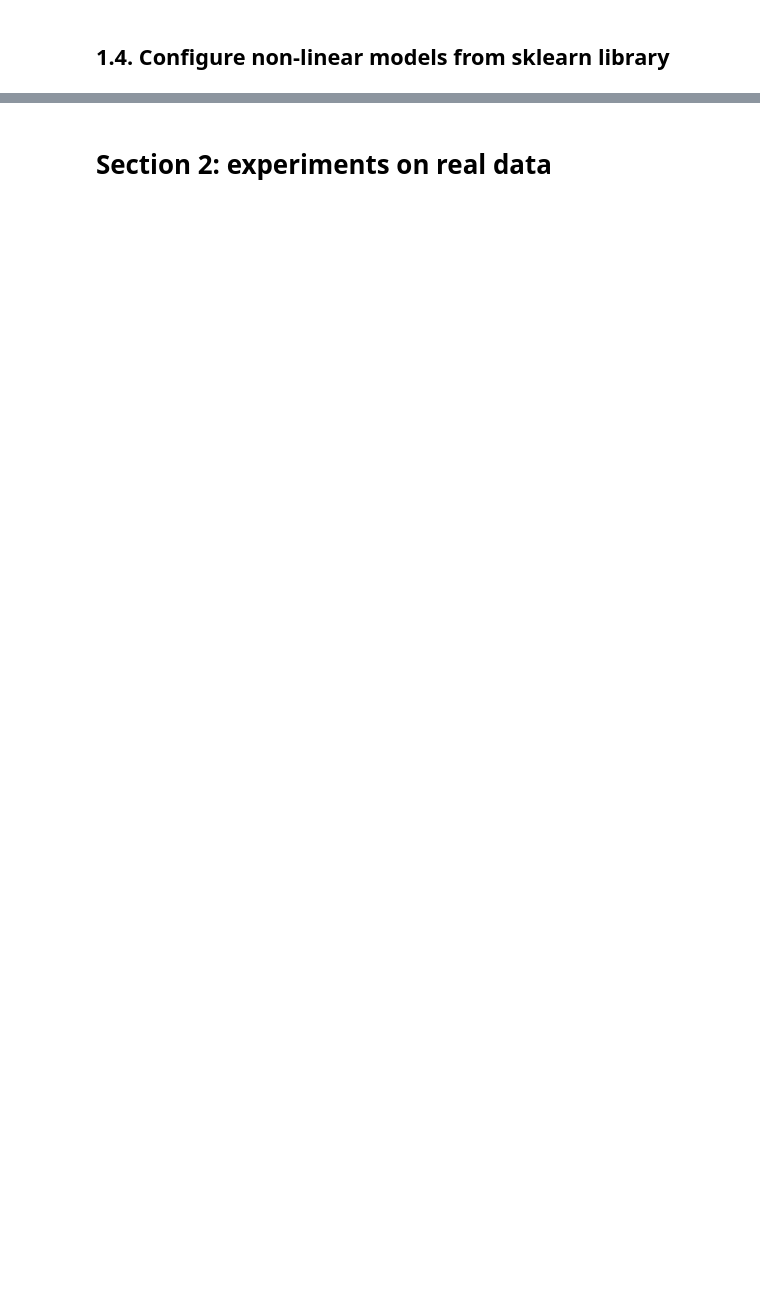
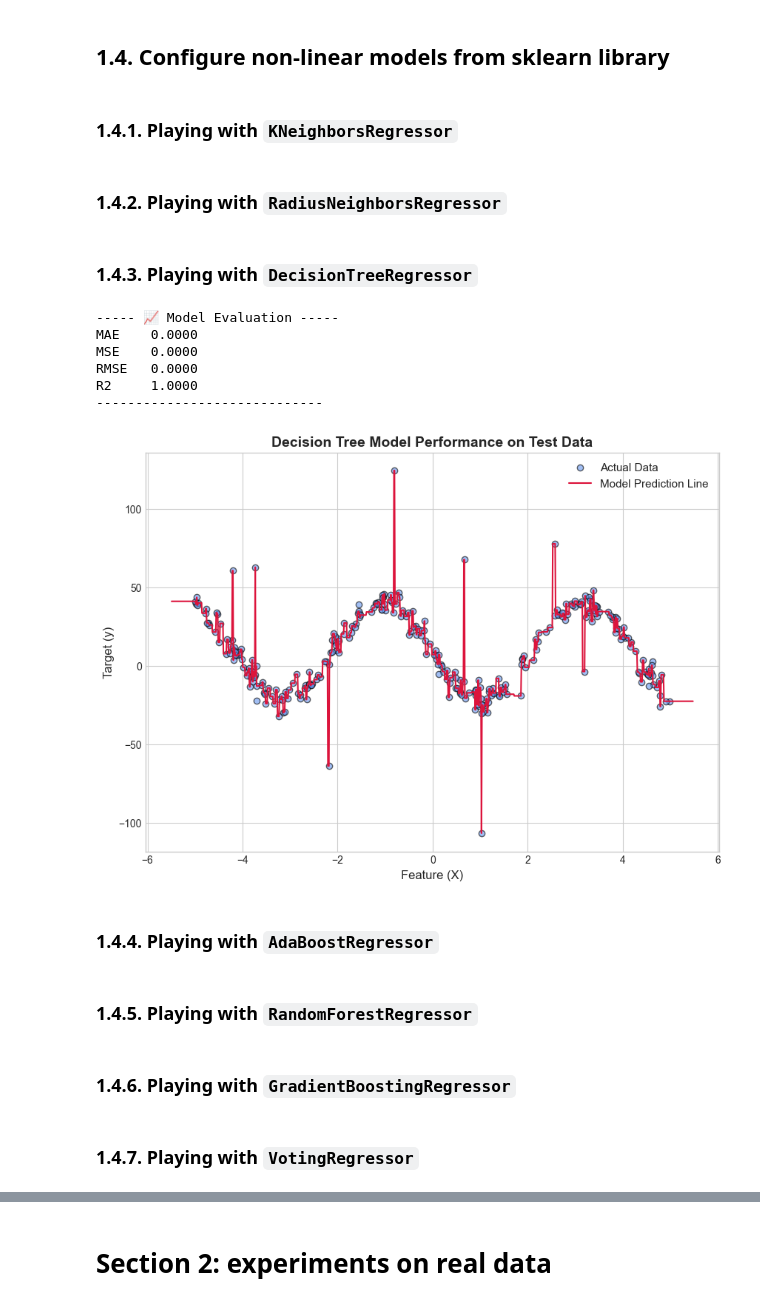
Before and after one commit to VolDonets/ML_basics_course, a Jupyter notebook: practical-work-2025-2026/pr-lab-1/lab-1.ipynb, the cells around one changed output, grey strips where cells are left out. Cells and saved outputs as stored; diff of their text form; code cells hidden in the pictures; blank space fills up the shorter version.

```diff
--- a/practical-work-2025-2026/pr-lab-1/lab-1.ipynb
+++ b/practical-work-2025-2026/pr-lab-1/lab-1.ipynb
@@ -330,0 +424,41 @@ from sklearn.ensemble import RandomForestRegressor, GradientBoostingRegressor
+# %% [markdown]
+### 1.4.1. Playing with `KNeighborsRegressor`
+# %% [markdown]
+### 1.4.2. Playing with `RadiusNeighborsRegressor`
+# %% [markdown]
+### 1.4.3. Playing with `DecisionTreeRegressor`
+# %%
+dt_model = DecisionTreeRegressor(
+     criterion = "squared_error",
+     splitter = "best",
+     max_depth = None,
+     min_samples_split = 2,
+     min_samples_leaf = 1,
+     min_weight_fraction_leaf = 0.0,
+     max_features = None,
+     random_state = None,
+     max_leaf_nodes = None,
+     min_impurity_decrease = 0.0,
+     ccp_alpha = 0.0,
+     monotonic_cst = None
+)
+dt_model.fit(X_nonlin, y_nonlin)
+
+evaluate_regression_model(y_nonlin, X_nonlin, model=dt_model, print_results=True)
+plot_sklearn_regression(dt_model, X_nonlin, y_nonlin, title="Decision Tree Model Performance on Test Data")
+# %% [output]
+----- 📈 Model Evaluation -----
+MAE    0.0000
+MSE    0.0000
+RMSE   0.0000
+R2     1.0000
+-----------------------------
+[figure, added]
+# %% [markdown]
+### 1.4.4. Playing with `AdaBoostRegressor`
+# %% [markdown]
+### 1.4.5. Playing with `RandomForestRegressor`
+# %% [markdown]
+### 1.4.6. Playing with `GradientBoostingRegressor`
+# %% [markdown]
+### 1.4.7. Playing with `VotingRegressor`
```
Also changed, not shown: parts of 14 cells of this notebook.
